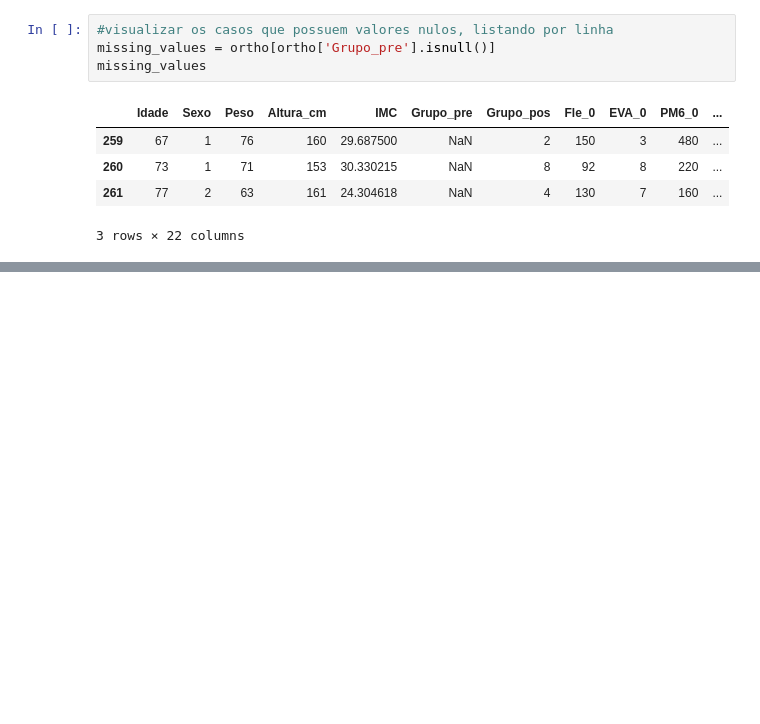
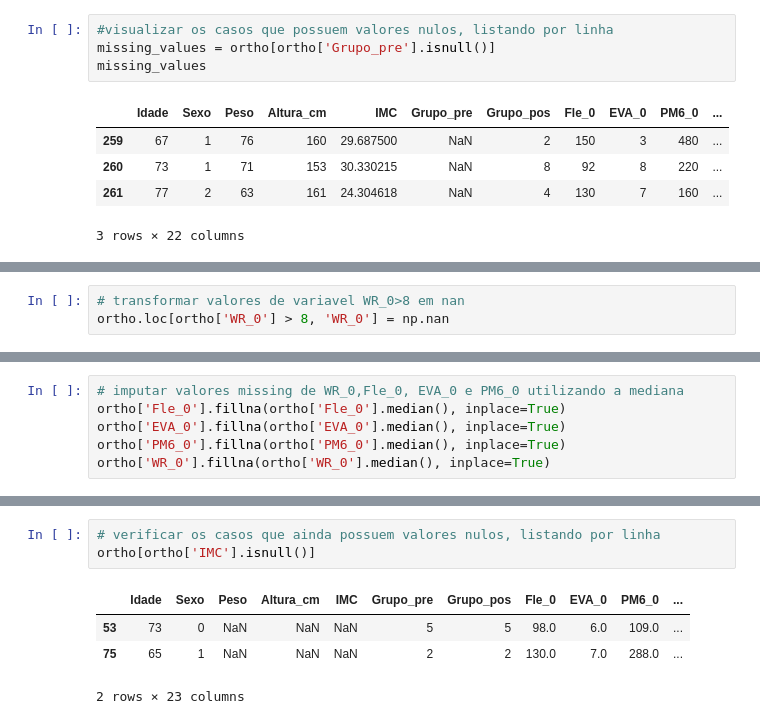
Before and after one commit to efigueira-hds/ML_Projeto_Final, a Jupyter notebook: EDA.ipynb, the cells around one changed output, grey strips where cells are left out. Saved outputs shown, nothing was run; the diff lists cells and outputs as text; blank space fills up the shorter version.

Commit message:
correção de nulls e imputação com medianas

```diff
--- a/EDA.ipynb
+++ b/EDA.ipynb
@@ -326,0 +211,3 @@ Grupo_pre
+# %%
+# transformar valores de variavel WR_0>8 em nan
+ortho.loc[ortho['WR_0'] > 8, 'WR_0'] = np.nan
@@ -326,0 +221,6 @@ Grupo_pre
+# %%
+# imputar valores missing de WR_0,Fle_0, EVA_0 e PM6_0 utilizando a mediana
+ortho['Fle_0'].fillna(ortho['Fle_0'].median(), inplace=True)
+ortho['EVA_0'].fillna(ortho['EVA_0'].median(), inplace=True)
+ortho['PM6_0'].fillna(ortho['PM6_0'].median(), inplace=True)
+ortho['WR_0'].fillna(ortho['WR_0'].median(), inplace=True)
@@ -326,0 +265,8 @@ Grupo_pre
+# %%
+# verificar os casos que ainda possuem valores nulos, listando por linha
+ortho[ortho['IMC'].isnull()]
+# %% [output]
+|  | Idade | Sexo | Peso | Altura_cm | IMC | Grupo_pre | Grupo_pos | Fle_0 | EVA_0 | PM6_0 | ... |
+| 53 | 73 | 0 | NaN | NaN | NaN | 5 | 5 | 98.0 | 6.0 | 109.0 | ... |
+| 75 | 65 | 1 | NaN | NaN | NaN | 2 | 2 | 130.0 | 7.0 | 288.0 | ... |
+2 rows × 23 columns
```
Also changed, not shown: parts of 27 cells of this notebook.
